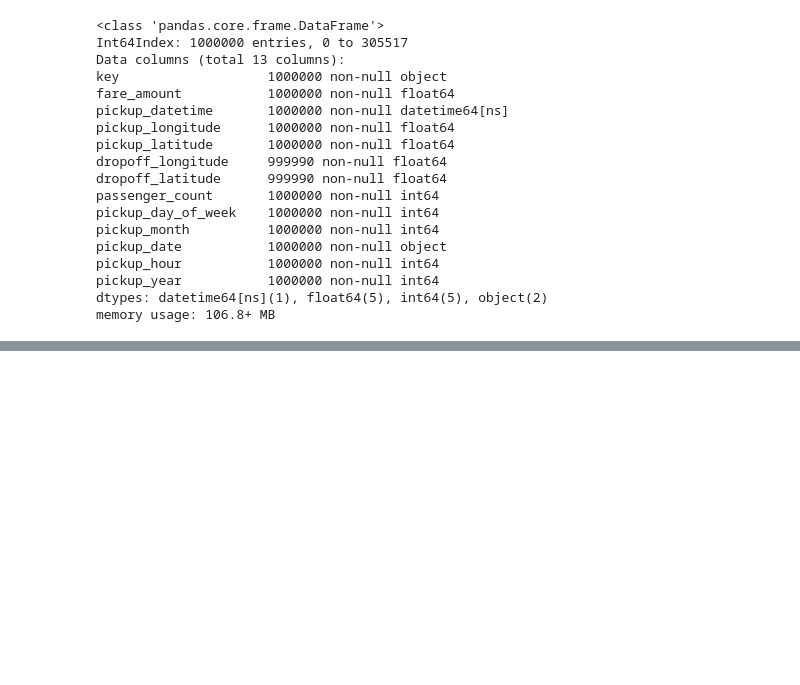
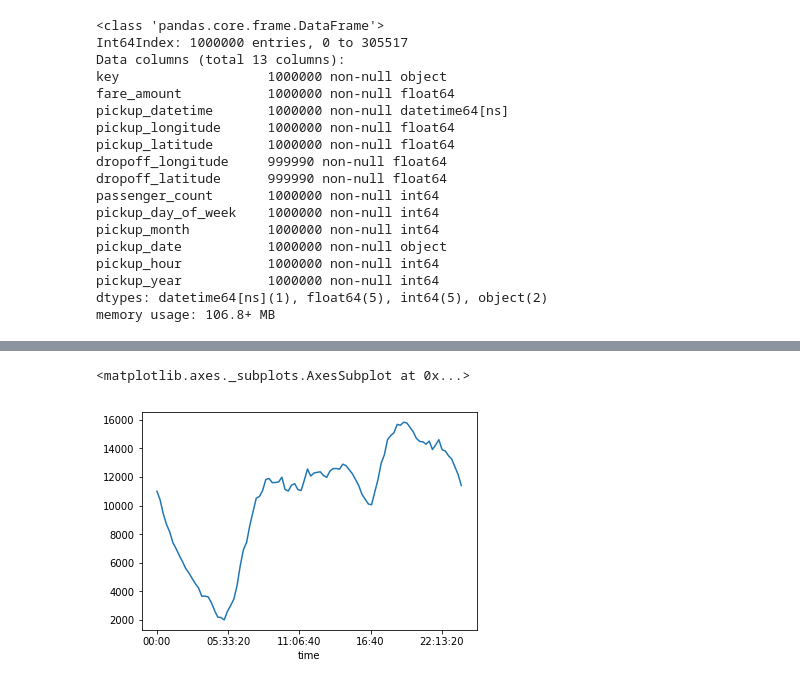
Before and after one commit to sreelakshminarayanan/nyctaxianalysis, a Jupyter notebook: taxiprediction.ipynb, the cells around one changed output, grey strips where cells are left out. Drawn from its saved outputs; the diff is of its cells as text; code cells hidden in the pictures; blank space fills up the shorter version.

```diff
--- a/taxiprediction.ipynb
+++ b/taxiprediction.ipynb
@@ -157,0 +236,2 @@ train_df.describe()
+# %%
+interval_df=pd.DataFrame({'interval':new.index.get_level_values(0), 'id':new.index.get_level_values(1)})
@@ -157,0 +261,2 @@ train_df.describe()
+# %%
+train_df=pd.merge(train_df, interval_df, left_on = 'id', right_on = 'id', how = 'inner')
@@ -157,0 +272,2 @@ train_df.describe()
+# %%
+train_df['interval_time']=train_df['interval'].dt.time
@@ -157,0 +283,5 @@ train_df.describe()
+# %%
+train_df['interval_time'].value_counts().sort_index().plot()
+# %% [output]
+<matplotlib.axes._subplots.AxesSubplot at 0x...>
+[figure, added]
```
Also changed, not shown: parts of 38 cells of this notebook.
